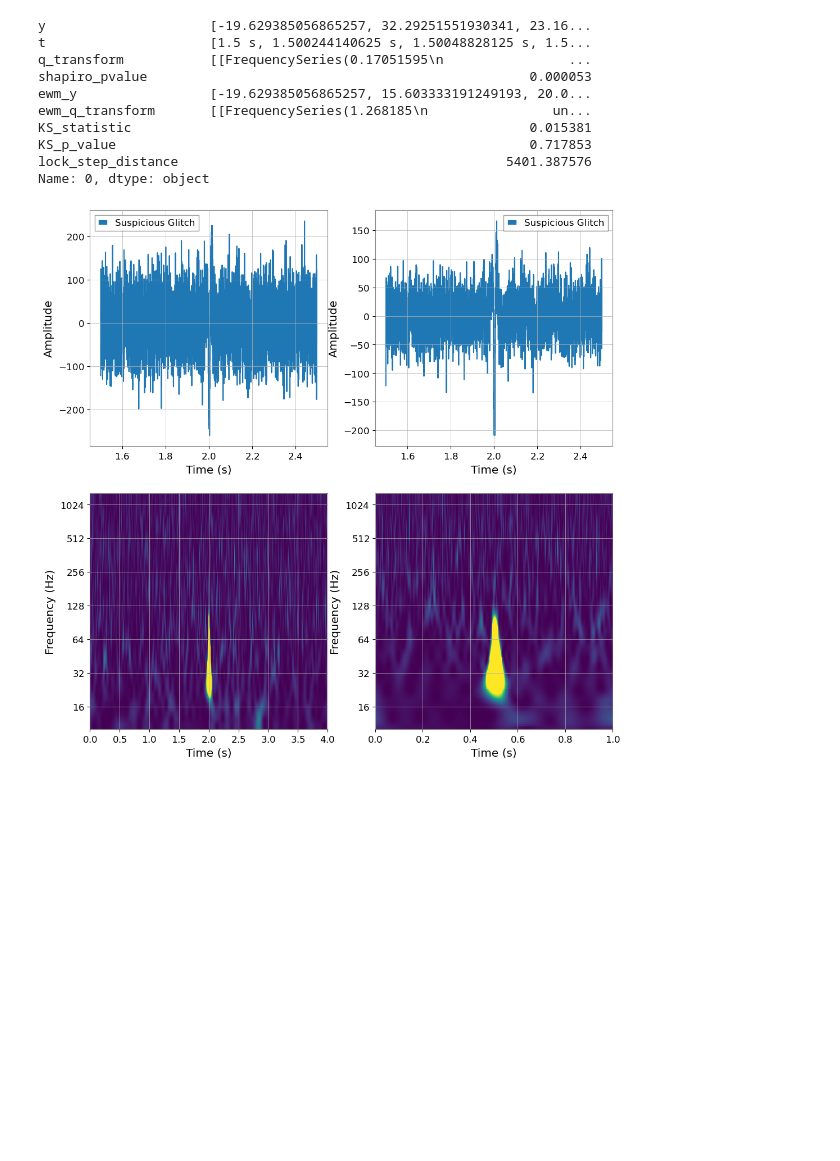
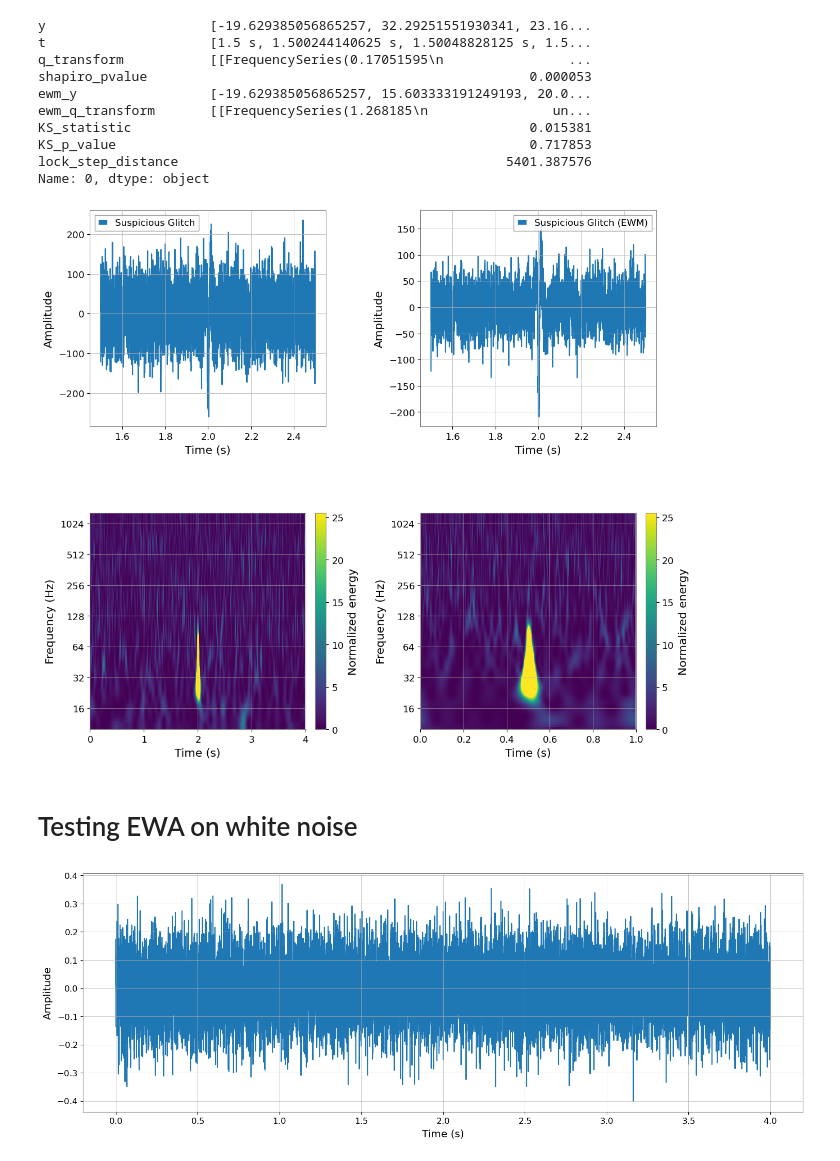
Before and after one commit to ashishmathew0297/gwpy-experiments, a Jupyter notebook: code/shapiro_test.ipynb, the cells around one changed output. Cells and saved outputs as stored; diff of their text form; code cells hidden in the pictures; blank space fills up the shorter version.

```diff
--- a/code/shapiro_test.ipynb
+++ b/code/shapiro_test.ipynb
@@ -441,13 +410,13 @@ KS_p_value                                                     0.717853
 lock_step_distance                                          5401.387576
 Name: 0, dtype: object
 # %%
-fig, ax = plt.subplots(2,2, figsize=(12, 12))
+fig, ax = plt.subplots(2,2, figsize=(13, 12))
 ax[0][0].plot(suspicious_glitch['t'].iloc[0], suspicious_glitch['y'].iloc[0], label='Suspicious Glitch')
 ax[0][0].set_xlabel("Time (s)")
 ax[0][0].set_ylabel("Amplitude")
 ax[0][0].legend()
 
-ax[0][1].plot(suspicious_glitch['t'].iloc[0], suspicious_glitch['ewm_y'].iloc[0], label='Suspicious Glitch')
+ax[0][1].plot(suspicious_glitch['t'].iloc[0], suspicious_glitch['ewm_y'].iloc[0], label='Suspicious Glitch (EWM)')
 ax[0][1].set_xlabel("Time (s)")
 ax[0][1].set_ylabel("Amplitude")
 ax[0][1].legend()
@@ -459,6 +428,7 @@ ax[1][0].set_xscale('linear')
 ax[1][0].set_ylabel('Frequency (Hz)')
 ax[1][0].set_xlabel('Time (s)')
 ax[1][0].images[0].set_clim(0, 25.5)
+fig.colorbar(ax[1][0].images[0], ax=ax[1][0], label='Normalized energy', orientation='vertical', fraction=0.046, pad=0.04)
 
 ax[1][1].imshow(suspicious_glitch['ewm_q_transform'].iloc[0])
 ax[1][1].set_yscale('log', base=2)
@@ -467,6 +437,23 @@ ax[1][1].set_ylabel('Frequency (Hz)')
 ax[1][1].set_xlabel('Time (s)')
 ax[1][1].images[0].set_clim(0, 25.5)
 
+plt.subplots_adjust(wspace=0.4, hspace=0.4)
+
+fig.colorbar(ax[1][1].images[0], ax=ax[1][1], label='Normalized energy', orientation='vertical', fraction=0.046, pad=0.04)
+
 plt.show()
 # %% [output]
-[figure, old version]
+[figure, new version]
+# %% [markdown]
+# Testing EWA on white noise
+# %%
+# creating noise
+example_noise = TimeSeries(np.random.normal(scale=.1, size=16384), sample_rate=4096)
+
+fig = plt.figure(figsize=(18,6))
+plt.plot(example_noise)
+plt.xlabel("Time (s)")
+plt.ylabel("Amplitude")
+plt.show()
+# %% [output]
+[figure, added]
```
Also changed, not shown: parts of 21 cells of this notebook.
